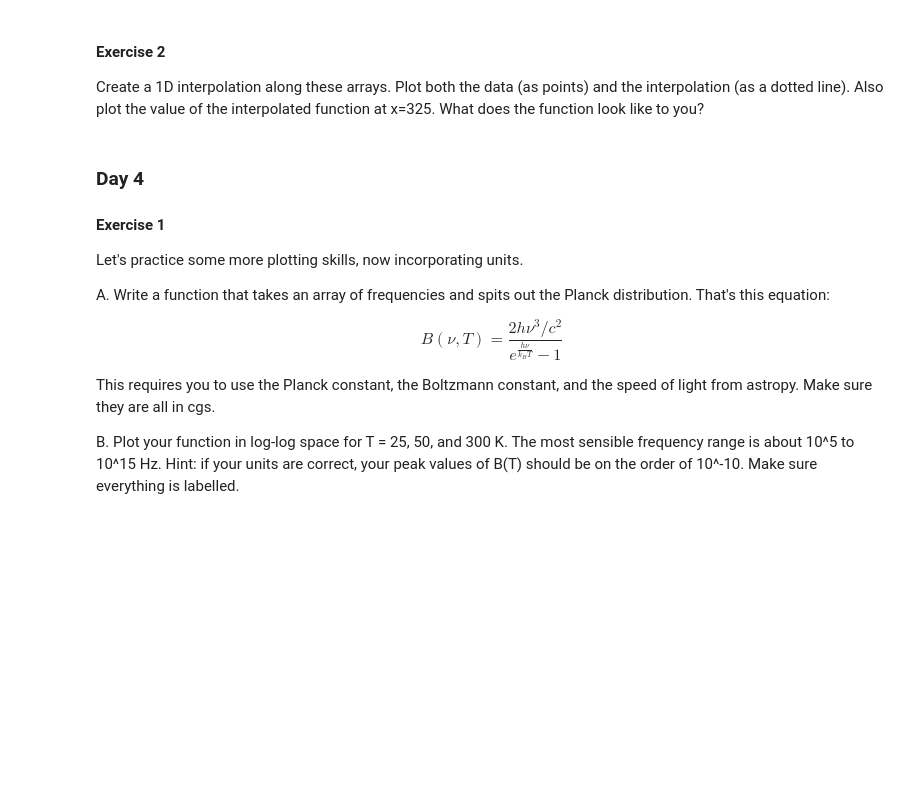
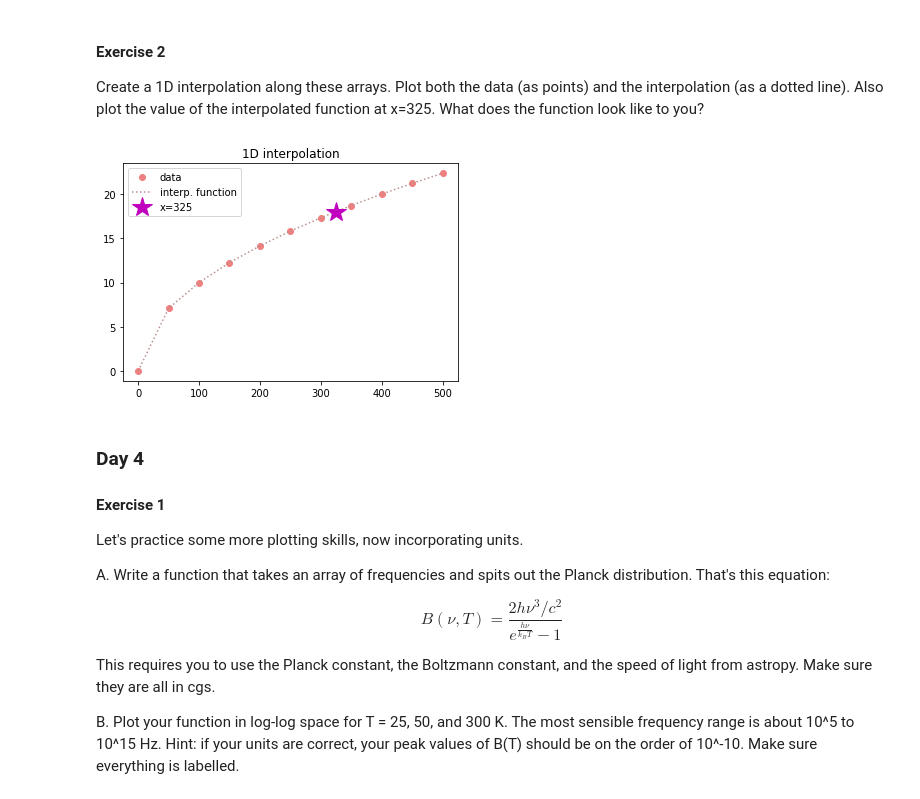
Before and after one commit to UTAustinTAURUS/day-1-exercises-alupo17, a Jupyter notebook: Exercises_ALupo.ipynb, the cells around one changed output. Drawn from its saved outputs; the diff is of its cells as text; code cells hidden in the pictures; blank space fills up the shorter version.

```diff
--- a/Exercises_ALupo.ipynb
+++ b/Exercises_ALupo.ipynb
@@ -249,8 +266,24 @@ Create a 1D interpolation along these arrays. Plot both the data (as points) and
 # %%
 x = np.array([0., 50., 100., 150., 200., 250., 300., 350., 400., 450., 500])
 y = np.array([0., 7.071, 10., 12.247, 14.142, 15.811, 17.321, 18.708, 20., 21.213, 22.361])
+plt.plot(x, y, 'o',color='lightcoral',label='data')
+
+interp = interp1d(x, y)
+xnew = np.array([0., 50., 100., 150., 200., 250., 300.,325., 350., 400., 450., 500])
+x325 = 325.
+y325 = interp(x325)
+ynew = interp(xnew)
+plt.plot(xnew, ynew, ':',color='rosybrown',label='interp. function')
+plt.plot(x325, y325, 'm*',markersize=20,label='x=325')
+
+
+plt.title('1D interpolation')
+plt.legend(loc='best', frameon=True)
+plt.show()
 
 # solution here
+# %% [output]
+[figure, added]
 # %% [markdown]
 ### Day 4
 
```
Also changed, not shown: parts of 5 cells of this notebook.
